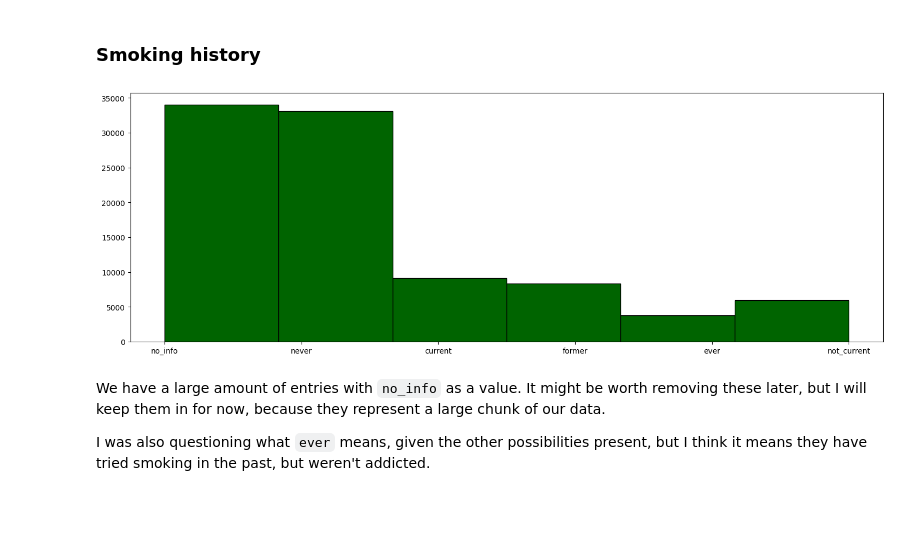
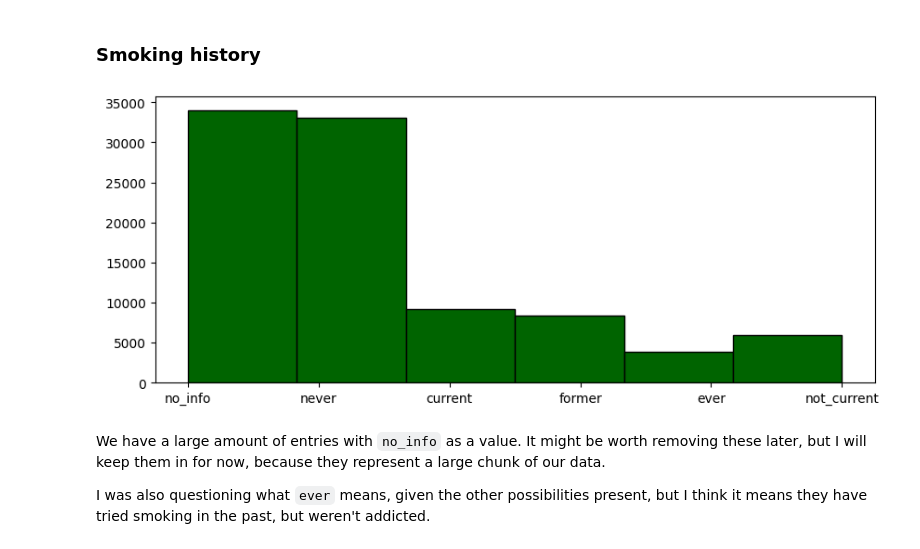
Before and after one commit to nemkin/matstat-diabetes, a Jupyter notebook: src/diabetes.ipynb, the cells around one changed output. Saved outputs shown, nothing was run; the diff lists cells and outputs as text; code cells hidden in the pictures; blank space fills up the shorter version.

```diff
--- a/src/diabetes.ipynb
+++ b/src/diabetes.ipynb
@@ -321,12 +318,12 @@ Although increasing the granuality does reveal that not every value is represent
 # %%
 values = df['smoking_history']
 num_bins = values.nunique()
 counts, bins, _ = plt.hist(values, bins=num_bins, color='darkgreen', edgecolor='black')
 
-plt.gcf().set_size_inches(18, 6)
+plt.gcf().set_size_inches(10, 4)
 plt.show()
 # %% [output]
-[figure, old version]
+[figure, new version]
 # %% [markdown]
 We have a large amount of entries with `no_info` as a value. It might be worth removing these later, but I will keep them in for now, because they represent a large chunk of our data.
 
```
Also changed, not shown: parts of 7 cells of this notebook, 1 other file.
